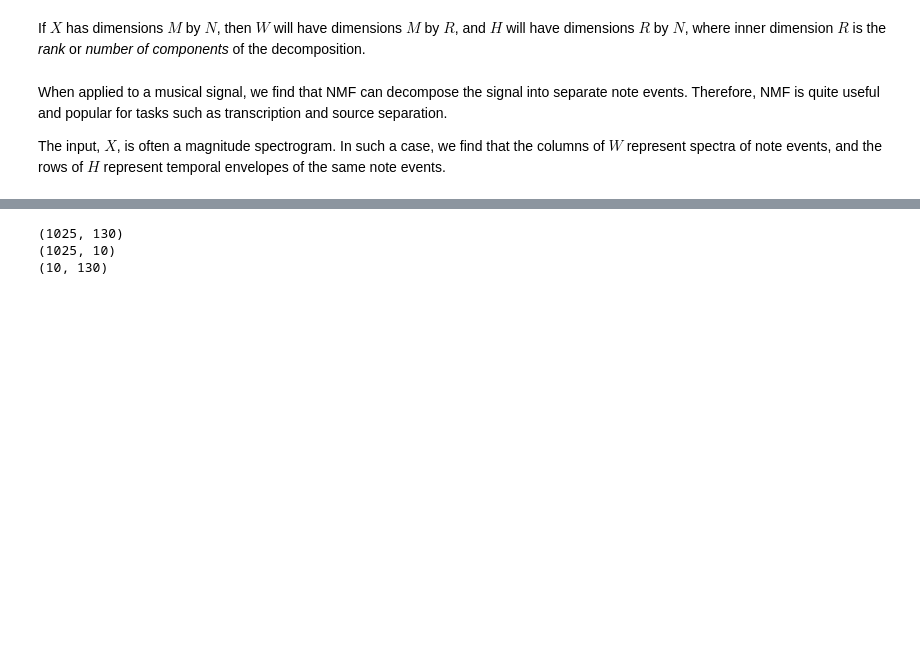
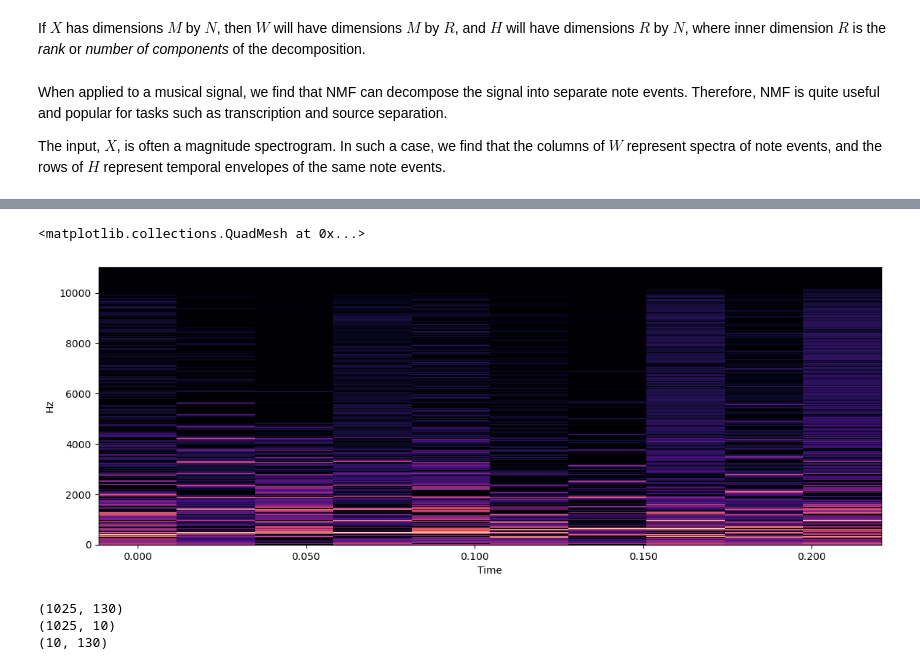
Before and after one commit to jonibarci/SPAI, a Jupyter notebook: NMF_tutorial.ipynb, the cells around one changed output, grey strips where cells are left out. Cells and saved outputs as stored; diff of their text form; code cells hidden in the pictures; blank space fills up the shorter version.

```diff
--- a/NMF_tutorial.ipynb
+++ b/NMF_tutorial.ipynb
@@ -96,3 +106,11 @@ W, H = librosa.decompose.decompose(X_mag,n_components=n_components, sort=True)
+# %%
+# these are the basis vectors plotted against time
+Wdb = librosa.amplitude_to_db(W)
+plt.figure(figsize=(14,5))
+librosa.display.specshow(Wdb, sr=fs, x_axis='time', y_axis='hz')
+# %% [output]
+<matplotlib.collections.QuadMesh at 0x...>
+[figure, added]
 # %%
 print(X.shape)
 print(W.shape)
```
Also changed, not shown: parts of 2 cells of this notebook.
